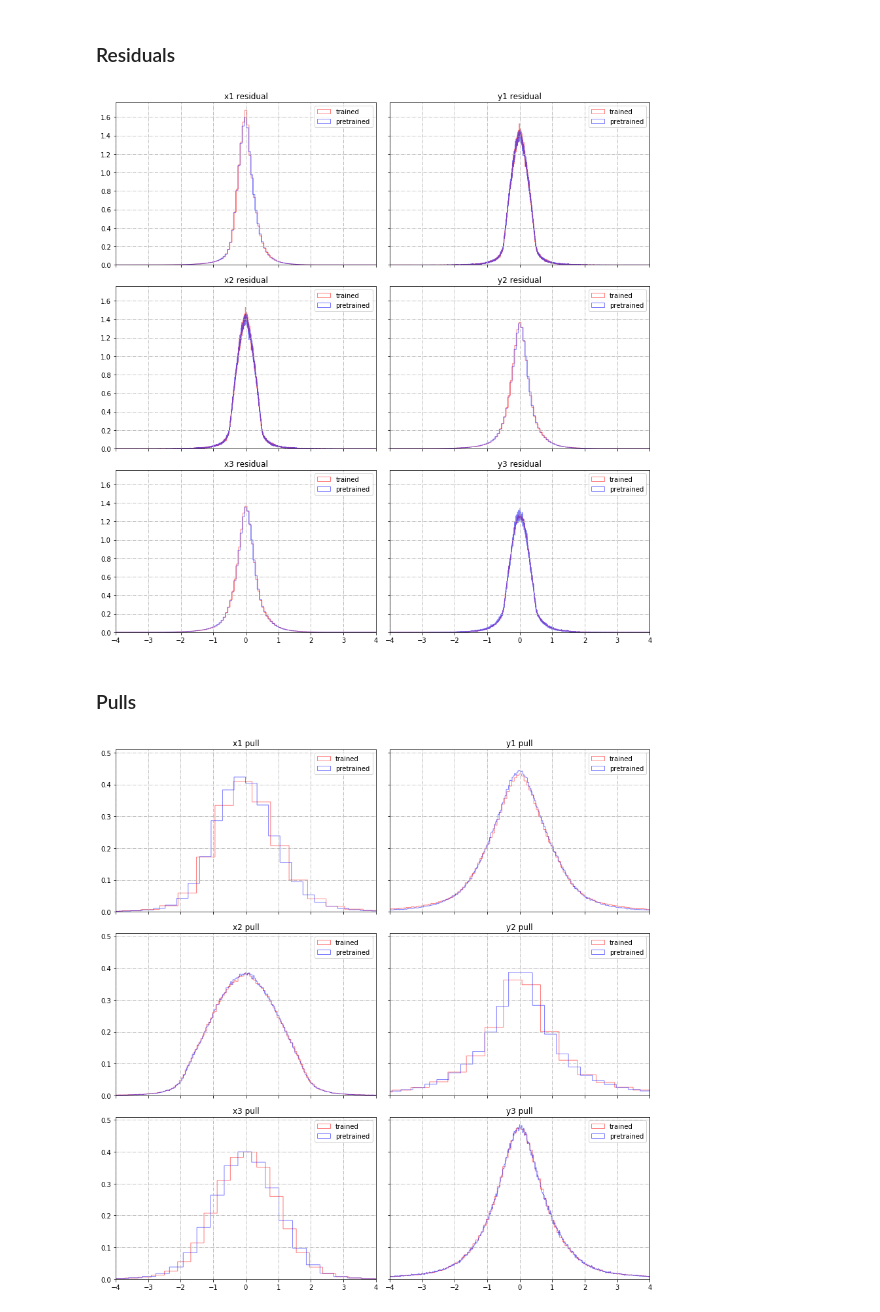
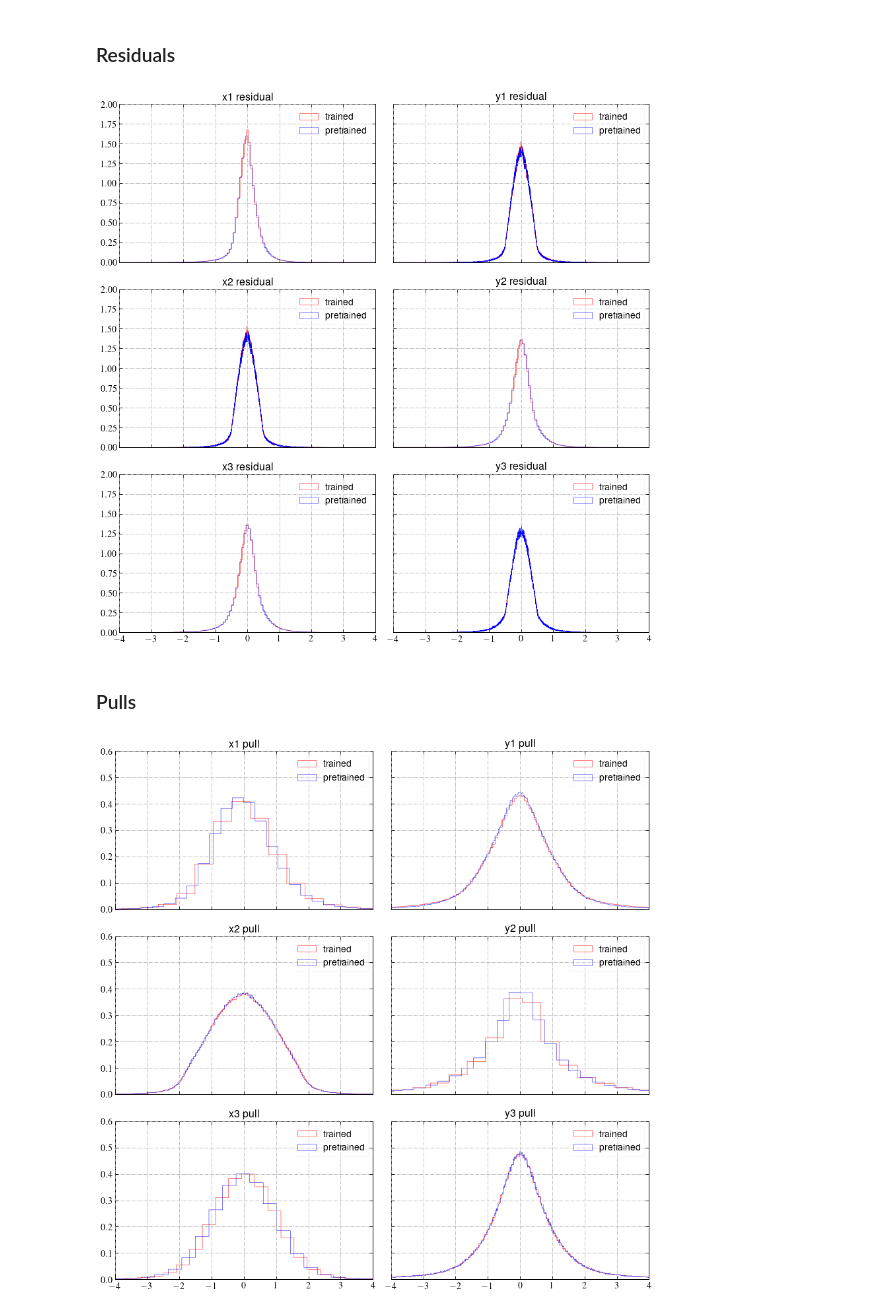
Before and after one commit to Chkoda/pixel-mdn-training-tensorflow, a Jupyter notebook: MDN_Evaluation.ipynb, the cells around one changed output. Drawn from its saved outputs; the diff is of its cells as text; code cells hidden in the pictures.

```diff
--- a/MDN_Evaluation.ipynb
+++ b/MDN_Evaluation.ipynb
@@ -7,6 +7,8 @@ import h5py
 import utils
 import numpy as np
 import matplotlib.pyplot as plt
+import atlas_mpl_style
+plt.style.use('atlas')
 from matplotlib.ticker import PercentFormatter
 from collections import namedtuple
 import yaml
@@ -143,13 +152,13 @@ nparticles = int(pred_mean_trained.shape[1]/2)
 fig, axs = plt.subplots(nparticles,2,sharey=True,sharex=True,tight_layout=True, figsize=[12,4*nparticles])
 axs[0][0].set_xlim([-4,4])
 for i in range(0,nparticles):
-    axs[i][0].hist(pred_mean_trained[:,i] - y_valid[:,i], bins=nbins, density=True, histtype='step', color='r', alpha=0.5)
-    axs[i][0].hist(pred_mean_pretrained[:,i] - y_valid[:,i], bins=nbins, density=True, histtype='step', color='b', alpha=0.5)
+    axs[i][0].hist(pred_mean_trained[:,i] - y_valid[:,i], bins=nbins, density=True, histtype='step', color='r')
+    axs[i][0].hist(pred_mean_pretrained[:,i] - y_valid[:,i], bins=nbins, density=True, histtype='step', color='b')
     axs[i][0].grid(True, linestyle='-.')
     axs[i][0].title.set_text('x'+str(i+1)+' residual')
     axs[i][0].legend(['trained', 'pretrained'])
-    axs[i][1].hist(pred_mean_trained[:,i+1] - y_valid[:,i+1], bins=nbins, density=True, histtype='step', color='r', alpha=0.5)
-    axs[i][1].hist(pred_mean_pretrained[:,i+1] - y_valid[:,i+1], bins=nbins, density=True, histtype='step', color='b', alpha=0.5)
+    axs[i][1].hist(pred_mean_trained[:,i+1] - y_valid[:,i+1], bins=nbins, density=True, histtype='step', color='r')
+    axs[i][1].hist(pred_mean_pretrained[:,i+1] - y_valid[:,i+1], bins=nbins, density=True, histtype='step', color='b')
     axs[i][1].grid(True, linestyle='-.')
     axs[i][1].title.set_text('y'+str(i+1)+' residual')
     axs[i][1].legend(['trained', 'pretrained'])
@@ -166,13 +175,13 @@ nparticles = int(pred_mean_trained.shape[1]/2)
 fig, axs = plt.subplots(nparticles,2,sharey=True,sharex=True,tight_layout=True, figsize=[12,4*nparticles])
 axs[0][0].set_xlim([-4,4])
 for i in range(0,nparticles):
-    axs[i][0].hist((pred_mean_trained[:,i] - y_valid[:,i])/pred_std_trained[:,i], bins=nbins, density=True, histtype='step', color='r', alpha=0.5)
-    axs[i][0].hist((pred_mean_pretrained[:,i] - y_valid[:,i])/pred_std_pretrained[:,i], bins=nbins, density=True, histtype='step', color='b', alpha=0.5)
+    axs[i][0].hist((pred_mean_trained[:,i] - y_valid[:,i])/pred_std_trained[:,i], bins=nbins, density=True, histtype='step', color='r')
+    axs[i][0].hist((pred_mean_pretrained[:,i] - y_valid[:,i])/pred_std_pretrained[:,i], bins=nbins, density=True, histtype='step', color='b')
     axs[i][0].grid(True, linestyle='-.')
     axs[i][0].title.set_text('x'+str(i+1)+' pull')
     axs[i][0].legend(['trained', 'pretrained'])
-    axs[i][1].hist((pred_mean_trained[:,i+1] - y_valid[:,i+1])/pred_std_trained[:,i], bins=nbins, density=True, histtype='step', color='r', alpha=0.5)
-    axs[i][1].hist((pred_mean_pretrained[:,i+1] - y_valid[:,i+1])/pred_std_pretrained[:,i], bins=nbins, density=True, histtype='step', color='b', alpha=0.5)
+    axs[i][1].hist((pred_mean_trained[:,i+1] - y_valid[:,i+1])/pred_std_trained[:,i], bins=nbins, density=True, histtype='step', color='r')
+    axs[i][1].hist((pred_mean_pretrained[:,i+1] - y_valid[:,i+1])/pred_std_pretrained[:,i], bins=nbins, density=True, histtype='step', color='b')
     axs[i][1].grid(True, linestyle='-.')
     axs[i][1].title.set_text('y'+str(i+1)+' pull')
     axs[i][1].legend(['trained', 'pretrained'])
@@ -218,13 +227,13 @@ nparticles = int(pred_mean_trained.shape[1]/2)
 fig, axs = plt.subplots(nparticles,2,sharey=True,sharex=True,tight_layout=True, figsize=[12,4*nparticles])
 axs[0][0].set_xlim([-4,4])
 for i in range(0,nparticles):
-    axs[i][0].hist(pred_mean_trained[:,i] - y_valid[:,i], bins=nbins, density=True, histtype='step', color='r', alpha=0.5)
-    axs[i][0].hist(pred_mean_pretrained[:,i] - y_valid[:,i], bins=nbins, density=True, histtype='step', color='b', alpha=0.5)
+    axs[i][0].hist(pred_mean_trained[:,i] - y_valid[:,i], bins=nbins, density=True, histtype='step', color='r')
+    axs[i][0].hist(pred_mean_pretrained[:,i] - y_valid[:,i], bins=nbins, density=True, histtype='step', color='b')
     axs[i][0].grid(True, linestyle='-.')
     axs[i][0].title.set_text('x'+str(i+1)+' residual')
     axs[i][0].legend(['trained', 'pretrained'])
-    axs[i][1].hist(pred_mean_trained[:,i+1] - y_valid[:,i+1], bins=nbins, density=True, histtype='step', color='r', alpha=0.5)
-    axs[i][1].hist(pred_mean_pretrained[:,i+1] - y_valid[:,i+1], bins=nbins, density=True, histtype='step', color='b', alpha=0.5)
+    axs[i][1].hist(pred_mean_trained[:,i+1] - y_valid[:,i+1], bins=nbins, density=True, histtype='step', color='r')
+    axs[i][1].hist(pred_mean_pretrained[:,i+1] - y_valid[:,i+1], bins=nbins, density=True, histtype='step', color='b')
     axs[i][1].grid(True, linestyle='-.')
     axs[i][1].title.set_text('y'+str(i+1)+' residual')
     axs[i][1].legend(['trained', 'pretrained'])
@@ -232,27 +241,27 @@ plt.savefig('3particleResiduals.png')
 plt.show()
 plt.close()
 # %% [output]
-[figure, old version]
+[figure, new version]
 # %% [markdown]
 ### Pulls
 # %%
 nbins=10000
 nparticles = int(pred_mean_trained.shape[1]/2)
 fig, axs = plt.subplots(nparticles,2,sharey=True,sharex=True,tight_layout=True, figsize=[12,4*nparticles])
 axs[0][0].set_xlim([-4,4])
 for i in range(0,nparticles):
-    axs[i][0].hist((pred_mean_trained[:,i] - y_valid[:,i])/pred_std_trained[:,i], bins=nbins, density=True, histtype='step', color='r', alpha=0.5)
-    axs[i][0].hist((pred_mean_pretrained[:,i] - y_valid[:,i])/pred_std_pretrained[:,i], bins=nbins, density=True, histtype='step', color='b', alpha=0.5)
+    axs[i][0].hist((pred_mean_trained[:,i] - y_valid[:,i])/pred_std_trained[:,i], bins=nbins, density=True, histtype='step', color='r')
+    axs[i][0].hist((pred_mean_pretrained[:,i] - y_valid[:,i])/pred_std_pretrained[:,i], bins=nbins, density=True, histtype='step', color='b')
     axs[i][0].grid(True, linestyle='-.')
     axs[i][0].title.set_text('x'+str(i+1)+' pull')
     axs[i][0].legend(['trained', 'pretrained'])
-    axs[i][1].hist((pred_mean_trained[:,i+1] - y_valid[:,i+1])/pred_std_trained[:,i], bins=nbins, density=True, histtype='step', color='r', alpha=0.5)
-    axs[i][1].hist((pred_mean_pretrained[:,i+1] - y_valid[:,i+1])/pred_std_pretrained[:,i], bins=nbins, density=True, histtype='step', color='b', alpha=0.5)
+    axs[i][1].hist((pred_mean_trained[:,i+1] - y_valid[:,i+1])/pred_std_trained[:,i], bins=nbins, density=True, histtype='step', color='r')
+    axs[i][1].hist((pred_mean_pretrained[:,i+1] - y_valid[:,i+1])/pred_std_pretrained[:,i], bins=nbins, density=True, histtype='step', color='b')
     axs[i][1].grid(True, linestyle='-.')
     axs[i][1].title.set_text('y'+str(i+1)+' pull')
     axs[i][1].legend(['trained', 'pretrained'])
 plt.savefig('3particlePulls.png')
 plt.show()
 plt.close()
 # %% [output]
-[figure, old version]
+[figure, new version]
```
Also changed, not shown: parts of 12 cells of this notebook, 12 other files.
